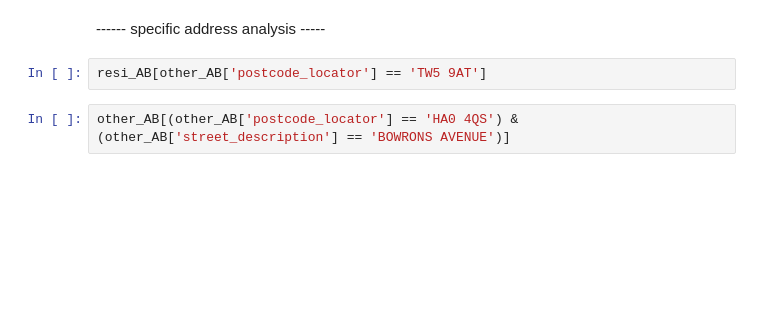
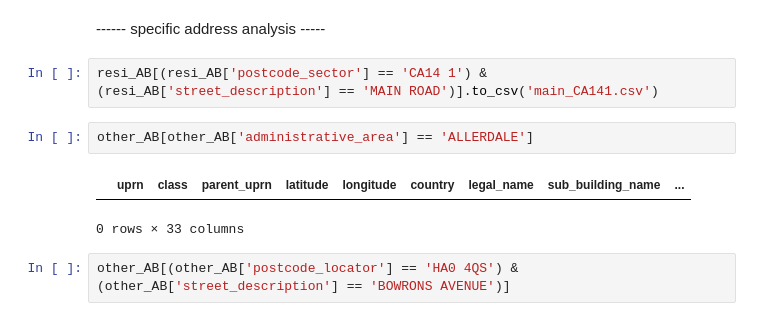
Before and after one commit to christinelangston/research_pd_24, a Jupyter notebook: CL_07_address_matching_working_Batch3b.ipynb, the cells around one changed output. Drawn from its saved outputs; the diff is of its cells as text; blank space fills up the shorter version.

```diff
--- a/CL_07_address_matching_working_Batch3b.ipynb
+++ b/CL_07_address_matching_working_Batch3b.ipynb
@@ -835,7 +720,12 @@ Resi Match rate:  17.346767422334175  from record count:  1033
 # %% [markdown]
 ------ specific address analysis -----
 # %%
-resi_AB[other_AB['postcode_locator'] == 'TW5 9AT']
+resi_AB[(resi_AB['postcode_sector'] == 'CA14 1') & (resi_AB['street_description'] == 'MAIN ROAD')].to_csv('main_CA141.csv')
+# %%
+other_AB[other_AB['administrative_area'] == 'ALLERDALE']
+# %% [output]
+|  | uprn | class | parent_uprn | latitude | longitude | country | legal_name | sub_building_name | ... |
+0 rows × 33 columns
 # %%
 other_AB[(other_AB['postcode_locator'] == 'HA0 4QS') & (other_AB['street_description'] == 'BOWRONS AVENUE')]
 # %% [output]
```
Also changed, not shown: parts of 75 cells of this notebook.
